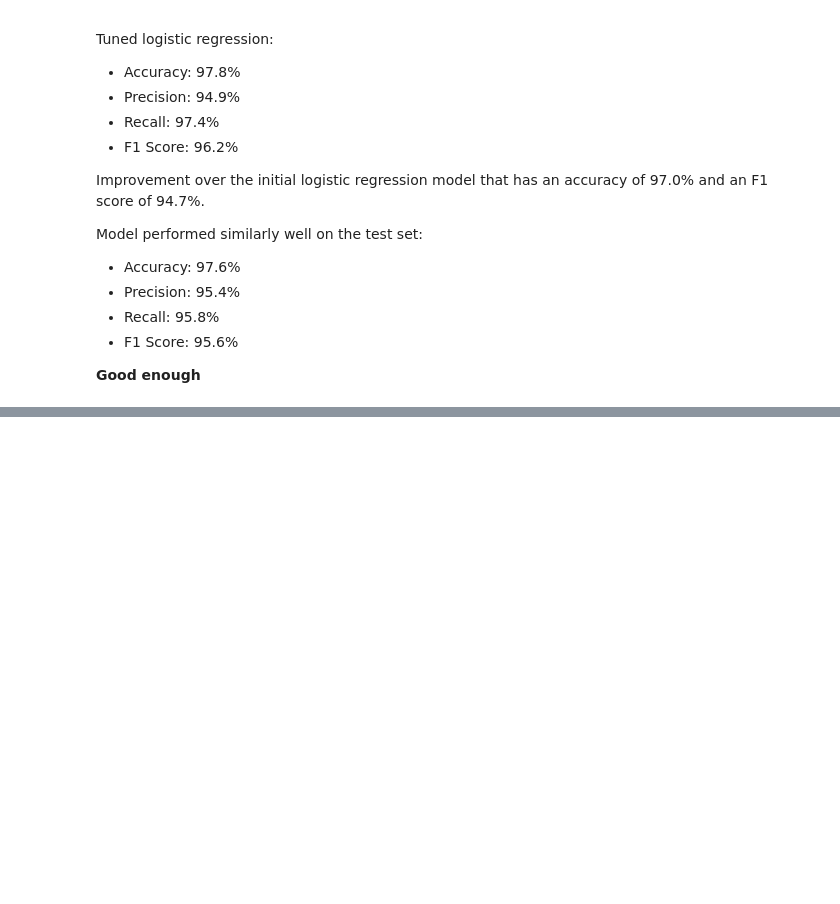
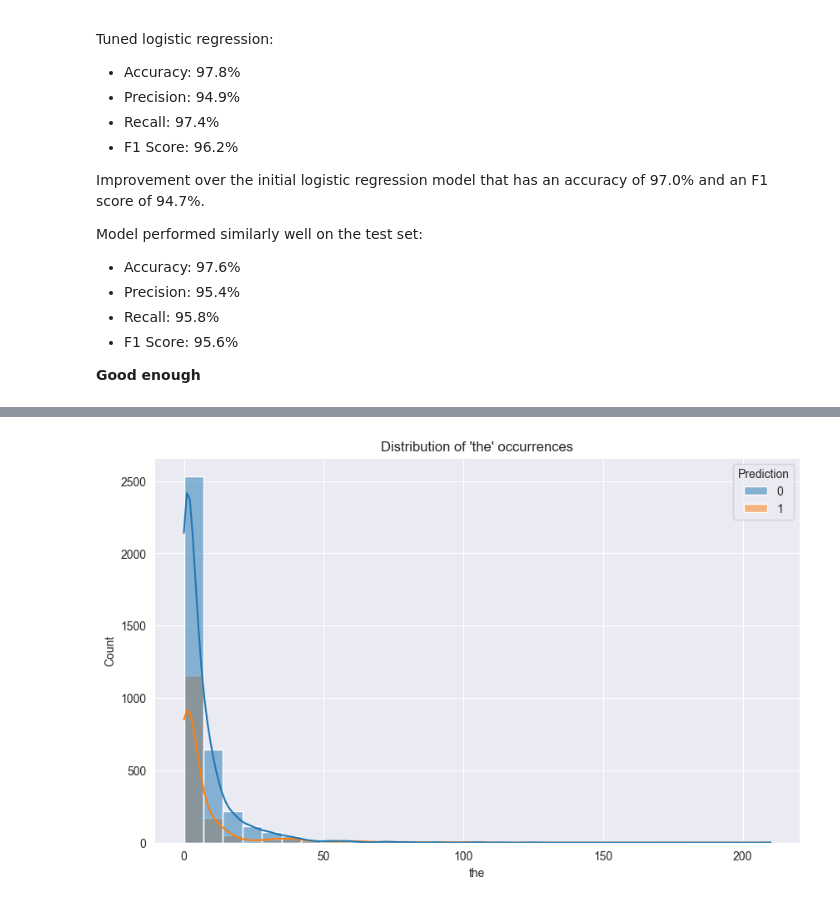
Before and after one commit to arsh2037/HIT391, a Jupyter notebook: task2.ipynb, the cells around one changed output, grey strips where cells are left out. Cells and saved outputs as stored; diff of their text form; code cells hidden in the pictures; blank space fills up the shorter version.

```diff
--- a/task2.ipynb
+++ b/task2.ipynb
@@ -199,0 +236,8 @@ Model performed similarly well on the test set:
+# %%
+# distribution of features
+plt.figure(figsize=(10, 6))
+sns.histplot(data=data, x="the", hue="Prediction", bins=30, kde=True)
+plt.title("Distribution of 'the' occurrences") # Callback to the notebook for week 11 where it said the most common word in every american state was "the"
+plt.show()
+# %% [output]
+[figure, added]
```
Also changed, not shown: parts of 3 cells of this notebook.
